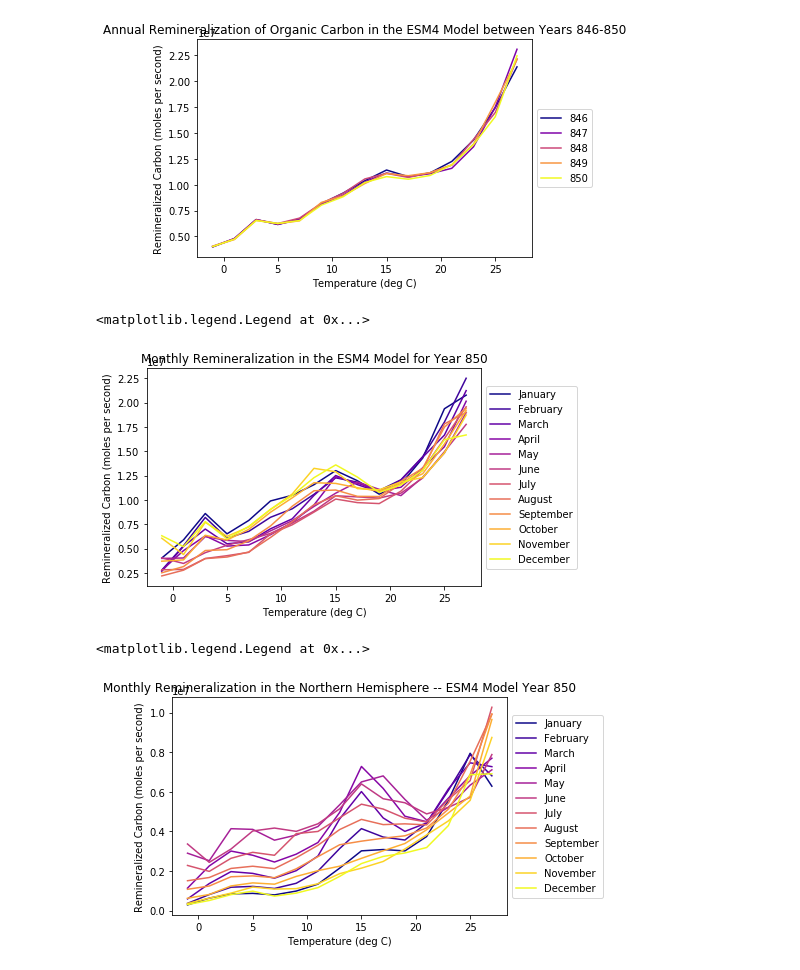
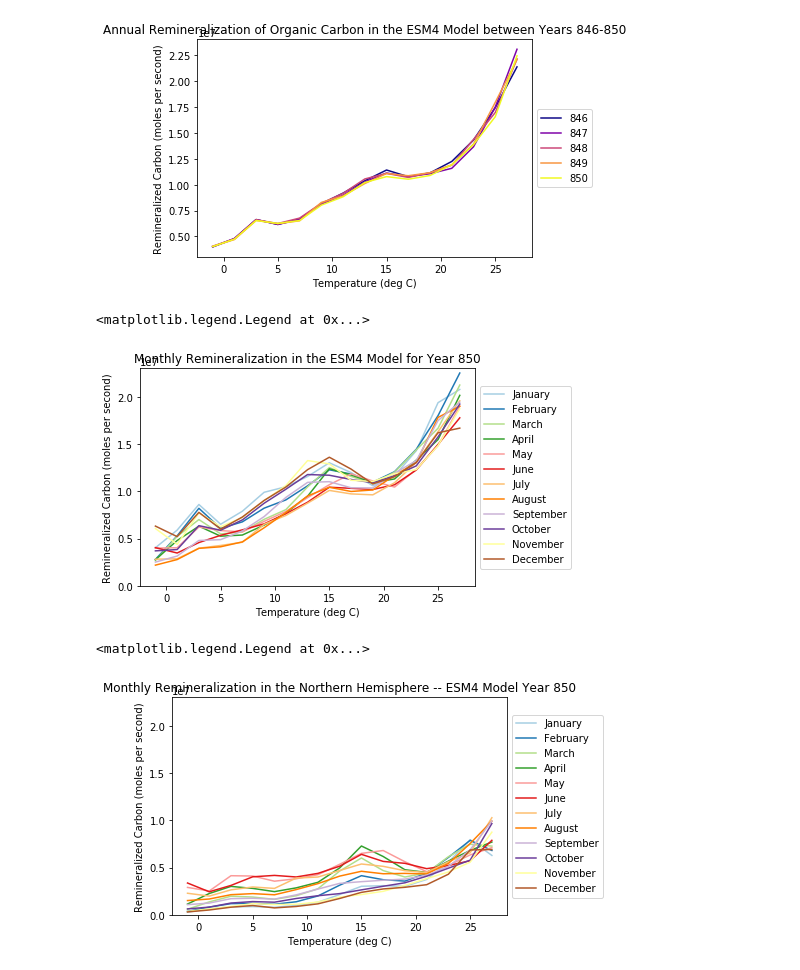
Before and after one commit to mlexaathews/wmt_bgc, a Jupyter notebook: resp-temp.ipynb, the cells around one changed output. Cells and saved outputs as stored; diff of their text form; code cells hidden in the pictures.

```diff
--- a/resp-temp.ipynb
+++ b/resp-temp.ipynb
@@ -397,7 +397,7 @@ dp = dp.set_coords('thetao')
 theta_bins = np.arange(-2,30,2)
 # %%
 labels = ["January", "February", "March", "April", "May", "June", "July", "August", "September", "October", "November", "December"]
-colors = cm.get_cmap('plasma',12).colors
+colors = cm.get_cmap('Paired',12).colors
 
 for t in range(12):
     remin_mon_in_theta = dp.remin_mon_mol.isel(time=t,yh=range(0,576)).groupby_bins('thetao',theta_bins)
@@ -409,29 +409,31 @@ for t in range(12):
 
 plt.title('Monthly Remineralization in the ESM4 Model for Year 850')
 plt.xlabel('Temperature (deg C)')
+plt.ylim([0,2.30e7])
 plt.ylabel('Remineralized Carbon (moles per second)')
 plt.legend(loc = 'center left', bbox_to_anchor=(1, 0.5))
 # %% [output]
 <matplotlib.legend.Legend at 0x...>
-[figure, old version]
+[figure, new version]
 # %%
 labels = ["January", "February", "March", "April", "May", "June", "July", "August", "September", "October", "November", "December"]
-colors = cm.get_cmap('plasma',12).colors
+colors = cm.get_cmap('Paired',12).colors
 
 for t in range(12):
     remin_mon_in_theta = dp.remin_mon_mol.isel(time=t,yh=range(288,576)).groupby_bins('thetao',theta_bins)
 
     remin_mon_sum = remin_mon_in_theta.sum(xr.ALL_DIMS)
 
 
     remin_mon_sum.plot(label=labels[t], color=colors[t,:])
 
 plt.title('Monthly Remineralization in the Northern Hemisphere -- ESM4 Model Year 850')
 plt.xlabel('Temperature (deg C)')
+plt.ylim([0,2.30e7])
 plt.ylabel('Remineralized Carbon (moles per second)')
 plt.legend(loc = 'center left', bbox_to_anchor=(1, 0.5))
 # %% [output]
 <matplotlib.legend.Legend at 0x...>
-[figure, old version]
+[figure, new version]
 # %%
 labels = ["January", "February", "March", "April", "May", "June", "July", "August", "September", "October", "November", "December"]
```
Also changed, not shown: parts of 1 cell of this notebook.
